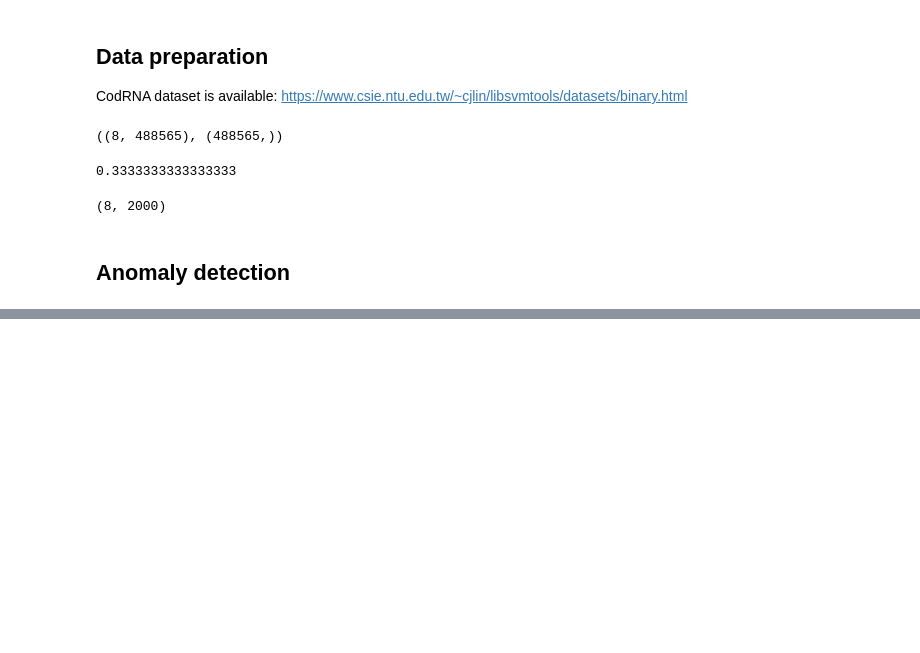
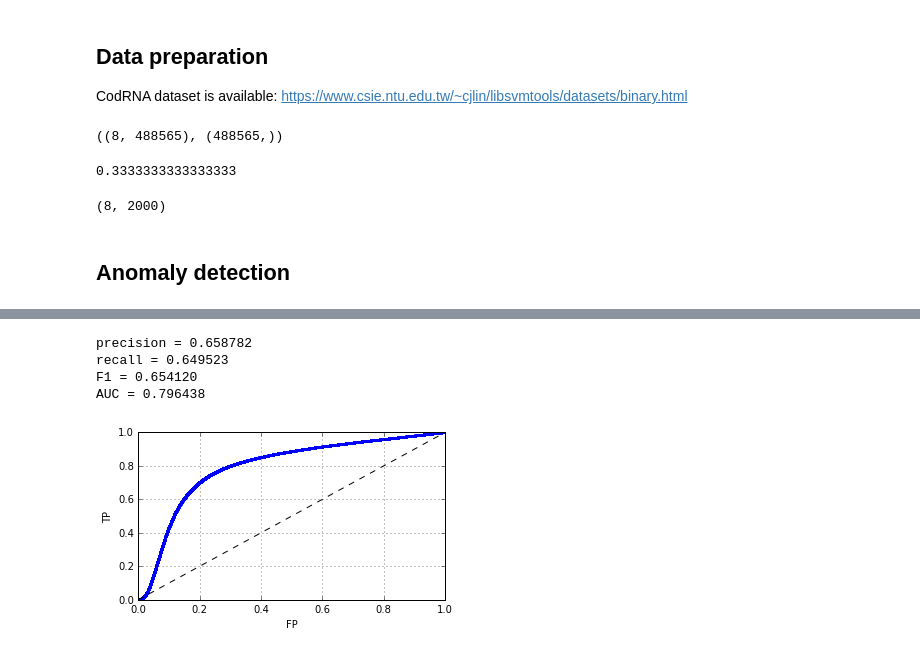
Before and after one commit to takuti/stream-anomaly-detect, a Jupyter notebook: sample-cod-rna.ipynb, the cells around one changed output, grey strips where cells are left out. Drawn from its saved outputs; the diff is of its cells as text; code cells hidden in the pictures; blank space fills up the shorter version.

```diff
--- a/sample-cod-rna.ipynb
+++ b/sample-cod-rna.ipynb
@@ -124,0 +195,8 @@ fig.patch.set_alpha(0.0)
+# %%
+show_result(sketch_res[0], sketch_res[1], sketch_res[2])
+# %% [output]
+precision = 0.658782
+recall = 0.649523
+F1 = 0.654120
+AUC = 0.796438
+[figure, added]
```
Also changed, not shown: parts of 19 cells of this notebook.
